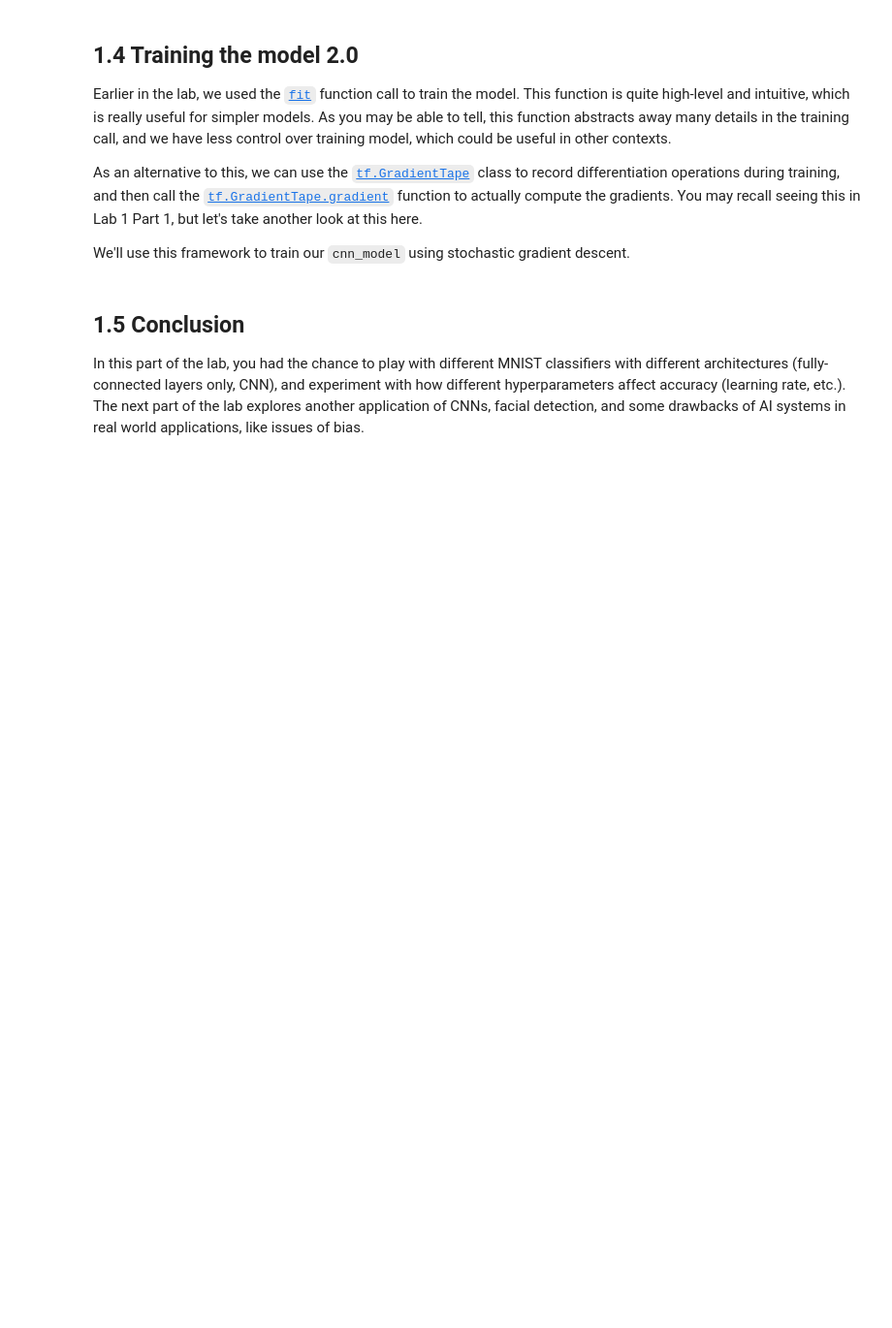
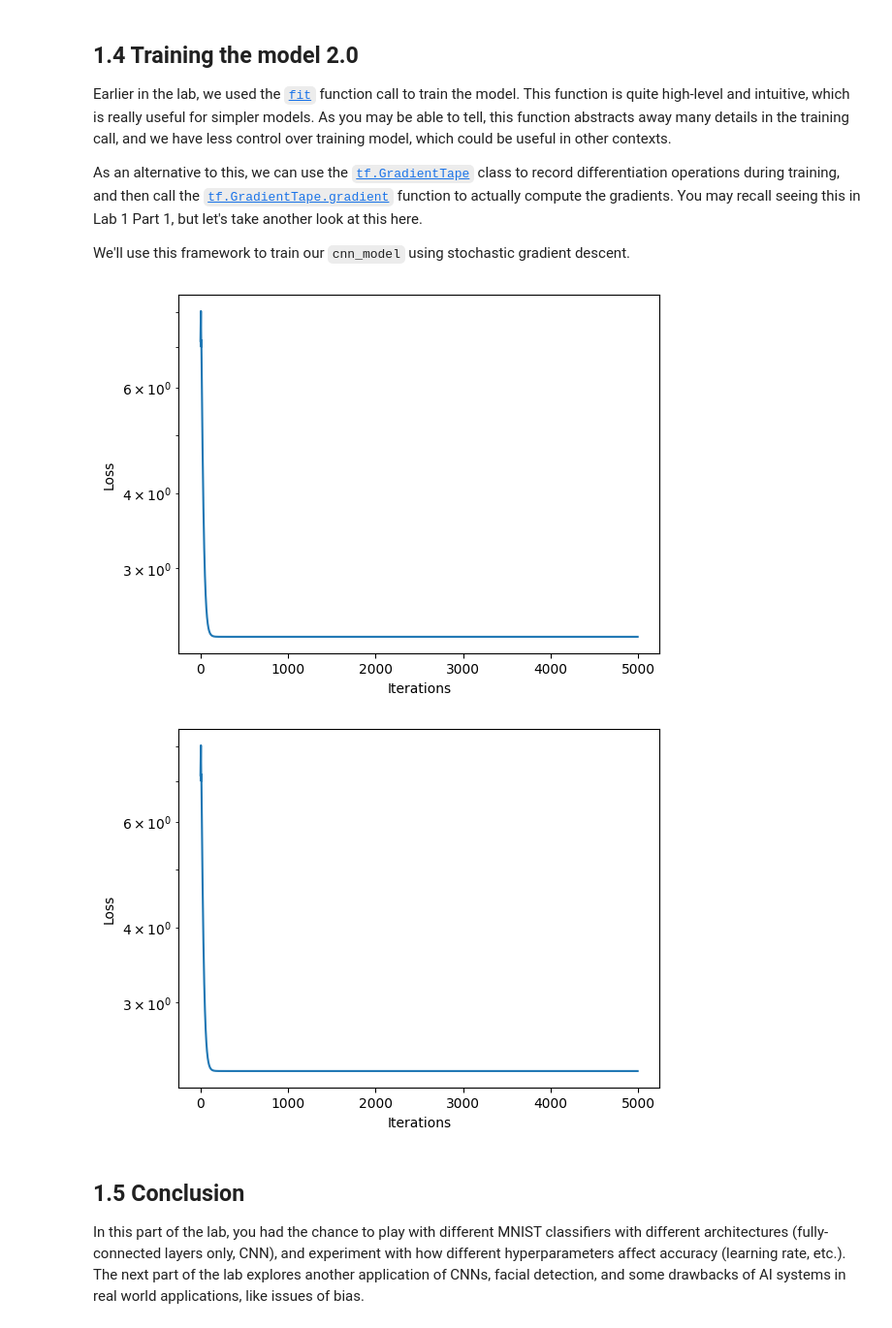
Before and after one commit to harikrishnad1997/introtodeeplearning, a Jupyter notebook: lab2/Part1_MNIST.ipynb, the cells around one changed output. Shown at 97% size. Drawn from its saved outputs; the diff is of its cells as text; code cells hidden in the pictures; blank space fills up the shorter version.

```diff
--- a/lab2/Part1_MNIST.ipynb
+++ b/lab2/Part1_MNIST.ipynb
@@ -178,16 +191,16 @@ def build_cnn_model():
     cnn_model = tf.keras.Sequential([
 
         # TODO: Define the first convolutional layer
-        tf.keras.layers.Conv2D('''TODO'''),
+        tf.keras.layers.Conv2D(filters=24,kernel_size=(3,3),activation=tf.nn.relu),
 
         # TODO: Define the first max pooling layer
-        tf.keras.layers.MaxPool2D('''TODO'''),
+        tf.keras.layers.MaxPool2D(pool_size=(2,2)),
 
         # TODO: Define the second convolutional layer
-        tf.keras.layers.Conv2D('''TODO'''),
+        tf.keras.layers.Conv2D(filters=36,kernel_size=(3,3),activation=tf.nn.relu),
 
         # TODO: Define the second max pooling layer
-        tf.keras.layers.MaxPool2D('''TODO'''),
+        tf.keras.layers.MaxPool2D(pool_size=(2,2)),
 
         tf.keras.layers.Flatten(),
         tf.keras.layers.Dense(128, activation=tf.nn.relu),
@@ -195,7 +208,8 @@ def build_cnn_model():
         # TODO: Define the last Dense layer to output the classification
         # probabilities. Pay attention to the activation needed a probability
         # output
-        '''TODO: Dense layer to output classification probabilities'''
+        tf.keras.layers.Dense(10,activation=tf.nn.relu)
+        # '''TODO: Dense layer to output classification probabilities'''
     ])
 
     return cnn_model
@@ -211,9 +243,9 @@ print(cnn_model.summary())
 Now, as before, we can define the loss function, optimizer, and metrics through the `compile` method. Compile the CNN model with an optimizer and learning rate of choice:
 # %%
 '''TODO: Define the compile operation with your optimizer and learning rate of choice'''
-cnn_model.compile(optimizer='''TODO''', loss='''TODO''', metrics=['accuracy']) # TODO
+cnn_model.compile(optimizer=tf.optimizers.Adam(learning_rate=1e-4), loss='sparse_categorical_crossentropy', metrics=['accuracy']) # TODO
 # %% [markdown]
 As was the case with the fully connected model, we can train our CNN using the `fit` method via the Keras API.
 # %%
 '''TODO: Use model.fit to train the CNN model, with the same batch_size and number of epochs previously used.'''
-cnn_model.fit('''TODO''')
+cnn_model.fit(train_images,train_labels,batch_size=64,epochs=5)
@@ -286,35 +349,38 @@ We'll use this framework to train our `cnn_model` using stochastic gradient desc
 # %%
 # Rebuild the CNN model
 cnn_model = build_cnn_model()
 
 batch_size = 12
 loss_history = mdl.util.LossHistory(smoothing_factor=0.95) # to record the evolution of the loss
 plotter = mdl.util.PeriodicPlotter(sec=2, xlabel='Iterations', ylabel='Loss', scale='semilogy')
-optimizer = tf.keras.optimizers.SGD(learning_rate=1e-2) # define our optimizer
+optimizer = tf.keras.optimizers.SGD(learning_rate=1e-3) # define our optimizer
 
 if hasattr(tqdm, '_instances'): tqdm._instances.clear() # clear if it exists
 
 for idx in tqdm(range(0, train_images.shape[0], batch_size)):
   # First grab a batch of training data and convert the input images to tensors
   (images, labels) = (train_images[idx:idx+batch_size], train_labels[idx:idx+batch_size])
   images = tf.convert_to_tensor(images, dtype=tf.float32)
 
   # GradientTape to record differentiation operations
   with tf.GradientTape() as tape:
     #'''TODO: feed the images into the model and obtain the predictions'''
-    logits = # TODO
+    logits =cnn_model(images)
 
     #'''TODO: compute the categorical cross entropy loss
-    loss_value = tf.keras.backend.sparse_categorical_crossentropy('''TODO''', '''TODO''') # TODO
+    loss_value = tf.keras.backend.sparse_categorical_crossentropy(labels,logits) # TODO
 
   loss_history.append(loss_value.numpy().mean()) # append the loss to the loss_history record
   plotter.plot(loss_history.get())
 
   # Backpropagation
   '''TODO: Use the tape to compute the gradient against all parameters in the CNN model.
       Use cnn_model.trainable_variables to access these parameters.'''
-  grads = # TODO
+  grads = tape.gradient(loss_value,cnn_model.trainable_variables)
   optimizer.apply_gradients(zip(grads, cnn_model.trainable_variables))
+# %% [output]
+[figure, added]
+[figure, added]
 # %% [markdown]
 ## 1.5 Conclusion
 In this part of the lab, you had the chance to play with different MNIST classifiers with different architectures (fully-connected layers only, CNN), and experiment with how different hyperparameters affect accuracy (learning rate, etc.). The next part of the lab explores another application of CNNs, facial detection, and some drawbacks of AI systems in real world applications, like issues of bias.
```
Also changed, not shown: parts of 14 cells of this notebook, 2 other files.
